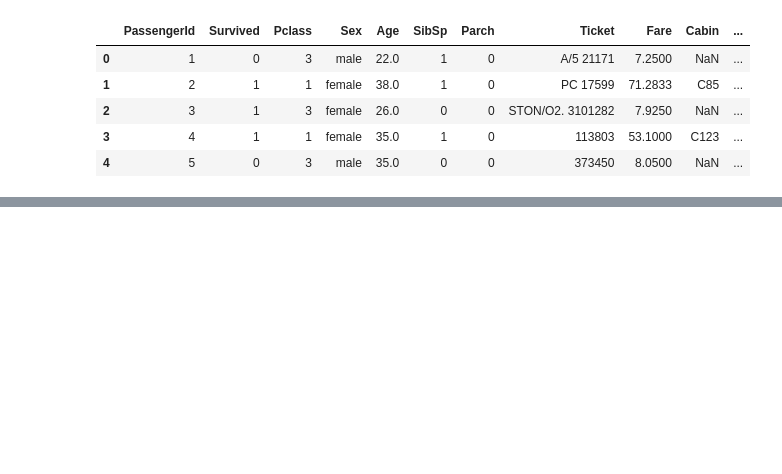
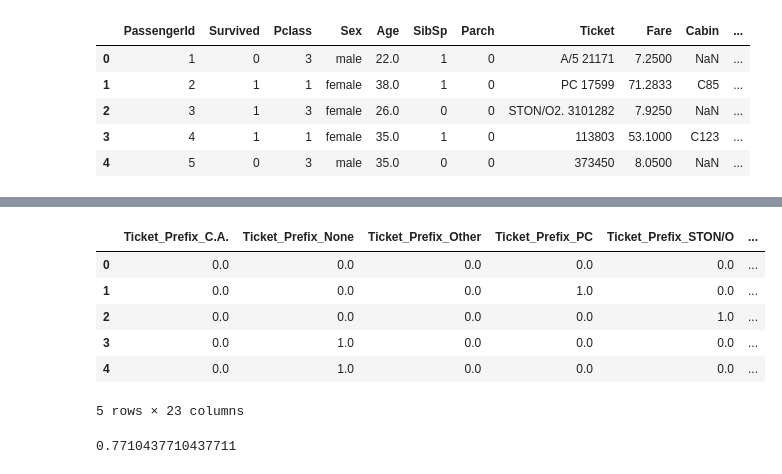
Before and after one commit to hahahang0/MLPracFromKaggle, a Jupyter notebook: titanic/practical3_external_ds.ipynb, the cells around one changed output, grey strips where cells are left out. Cells and saved outputs as stored; diff of their text form; code cells hidden in the pictures; blank space fills up the shorter version.

```diff
--- a/titanic/practical3_external_ds.ipynb
+++ b/titanic/practical3_external_ds.ipynb
@@ -479,0 +740,8 @@ titanic_df.head()
+# %%
+ticket_prefix_encoder = ColumnTransformer(
+    transformers=[
+        ("OneHotEncoding",OneHotEncoder(drop="first"),["Ticket_Prefix"])
+    ],remainder="passthrough"
+)
+# %%
+encoded_df = pd.DataFrame(ticket_prefix_encoder.fit_transform(encoded_df),columns=ticket_prefix_encoder.get_feature_names_out())
@@ -479,0 +771,2 @@ titanic_df.head()
+# %%
+encoded_df.columns = encoded_df.columns.str.replace(".*__", "", regex=True)
@@ -479,0 +783,16 @@ titanic_df.head()
+# %%
+encoded_df.drop(columns=["splitted_names","fname"],inplace=True)
+# %%
+encoded_df.head()
+# %% [output]
+|  | Ticket_Prefix_C.A. | Ticket_Prefix_None | Ticket_Prefix_Other | Ticket_Prefix_PC | Ticket_Prefix_STON/O | ... |
+| 0 | 0.0 | 0.0 | 0.0 | 0.0 | 0.0 | ... |
+| 1 | 0.0 | 0.0 | 0.0 | 1.0 | 0.0 | ... |
+| 2 | 0.0 | 0.0 | 0.0 | 0.0 | 1.0 | ... |
+| 3 | 0.0 | 1.0 | 0.0 | 0.0 | 0.0 | ... |
+| 4 | 0.0 | 1.0 | 0.0 | 0.0 | 0.0 | ... |
+5 rows × 23 columns
+# %%
+encoded_df["Cabin"].isna().sum()/encoded_df.shape[0]
+# %% [output]
+0.7710437710437711
```
Also changed, not shown: parts of 33 cells of this notebook.
